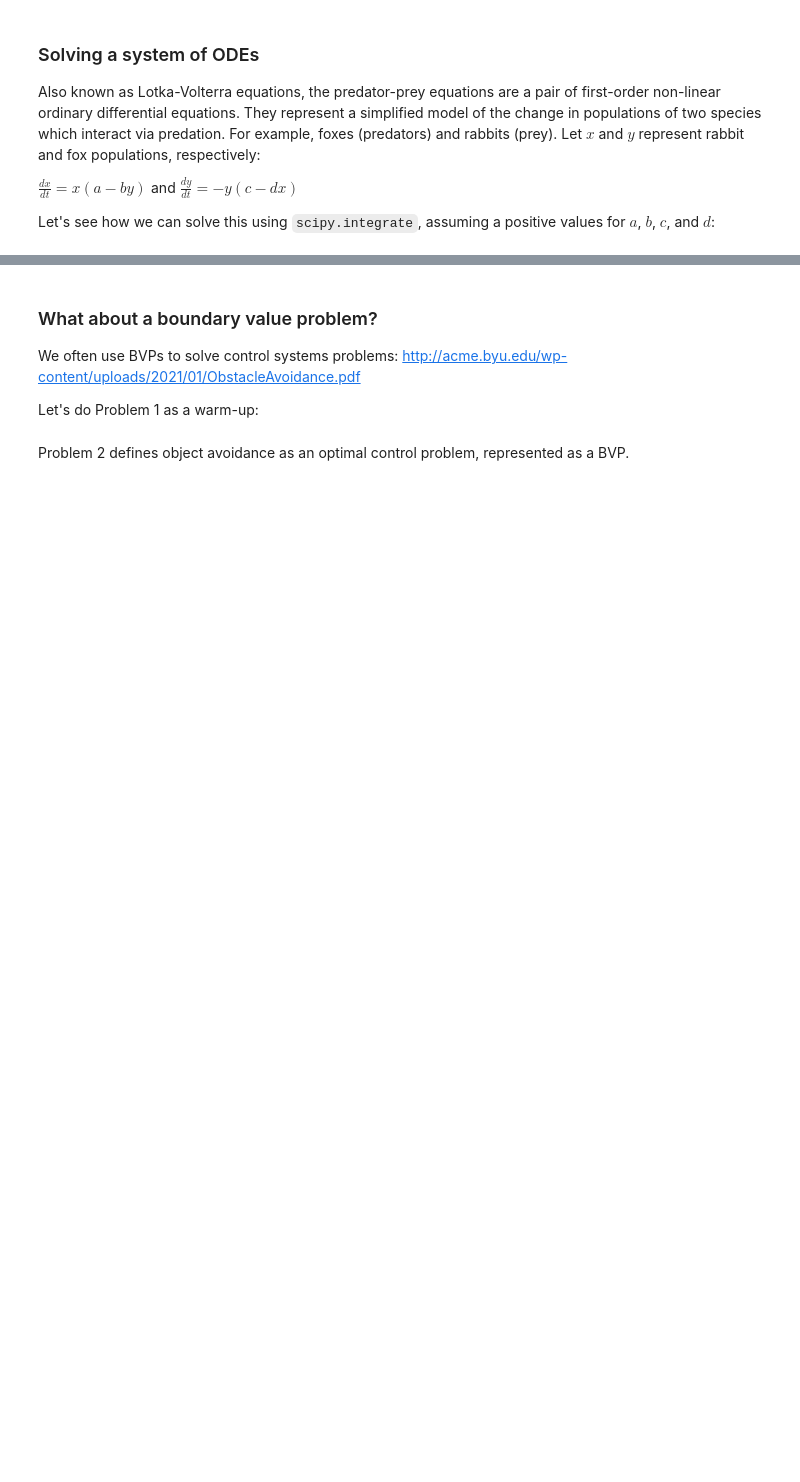
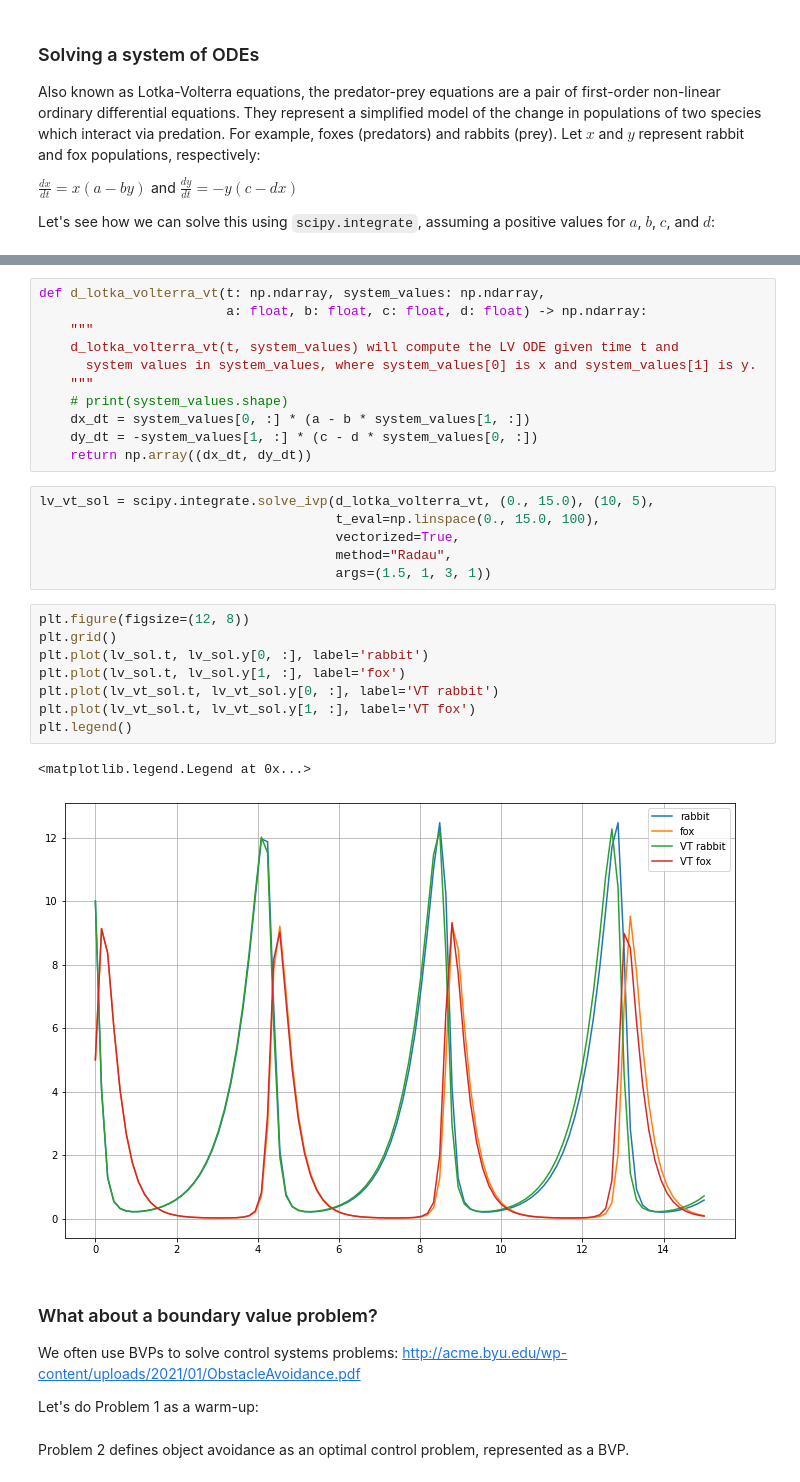
Before and after one commit to curtywang/ee5020-notes-fa21, a Jupyter notebook: day17/modsimpy.ipynb, the cells around one changed output, grey strips where cells are left out. Cells and saved outputs as stored; diff of their text form; blank space fills up the shorter version.

```diff
--- a/day17/modsimpy.ipynb
+++ b/day17/modsimpy.ipynb
@@ -159,3 +188,31 @@ Let's see how we can solve this using `scipy.integrate`, assuming a positive val
+# %%
+def d_lotka_volterra_vt(t: np.ndarray, system_values: np.ndarray,
+                        a: float, b: float, c: float, d: float) -> np.ndarray:
+    """
+    d_lotka_volterra_vt(t, system_values) will compute the LV ODE given time t and
+      system values in system_values, where system_values[0] is x and system_values[1] is y.
+    """
+    # print(system_values.shape)
+    dx_dt = system_values[0, :] * (a - b * system_values[1, :])
+    dy_dt = -system_values[1, :] * (c - d * system_values[0, :])
+    return np.array((dx_dt, dy_dt))
+# %%
+lv_vt_sol = scipy.integrate.solve_ivp(d_lotka_volterra_vt, (0., 15.0), (10, 5),
+                                      t_eval=np.linspace(0., 15.0, 100),
+                                      vectorized=True,
+                                      method="Radau",
+                                      args=(1.5, 1, 3, 1))
+# %%
+plt.figure(figsize=(12, 8))
+plt.grid()
+plt.plot(lv_sol.t, lv_sol.y[0, :], label='rabbit')
+plt.plot(lv_sol.t, lv_sol.y[1, :], label='fox')
+plt.plot(lv_vt_sol.t, lv_vt_sol.y[0, :], label='VT rabbit')
+plt.plot(lv_vt_sol.t, lv_vt_sol.y[1, :], label='VT fox')
+plt.legend()
+# %% [output]
+<matplotlib.legend.Legend at 0x...>
+[figure, added]
 # %% [markdown]
 ### What about a boundary value problem?
 
```
Also changed, not shown: parts of 8 cells of this notebook, 1 other file.
